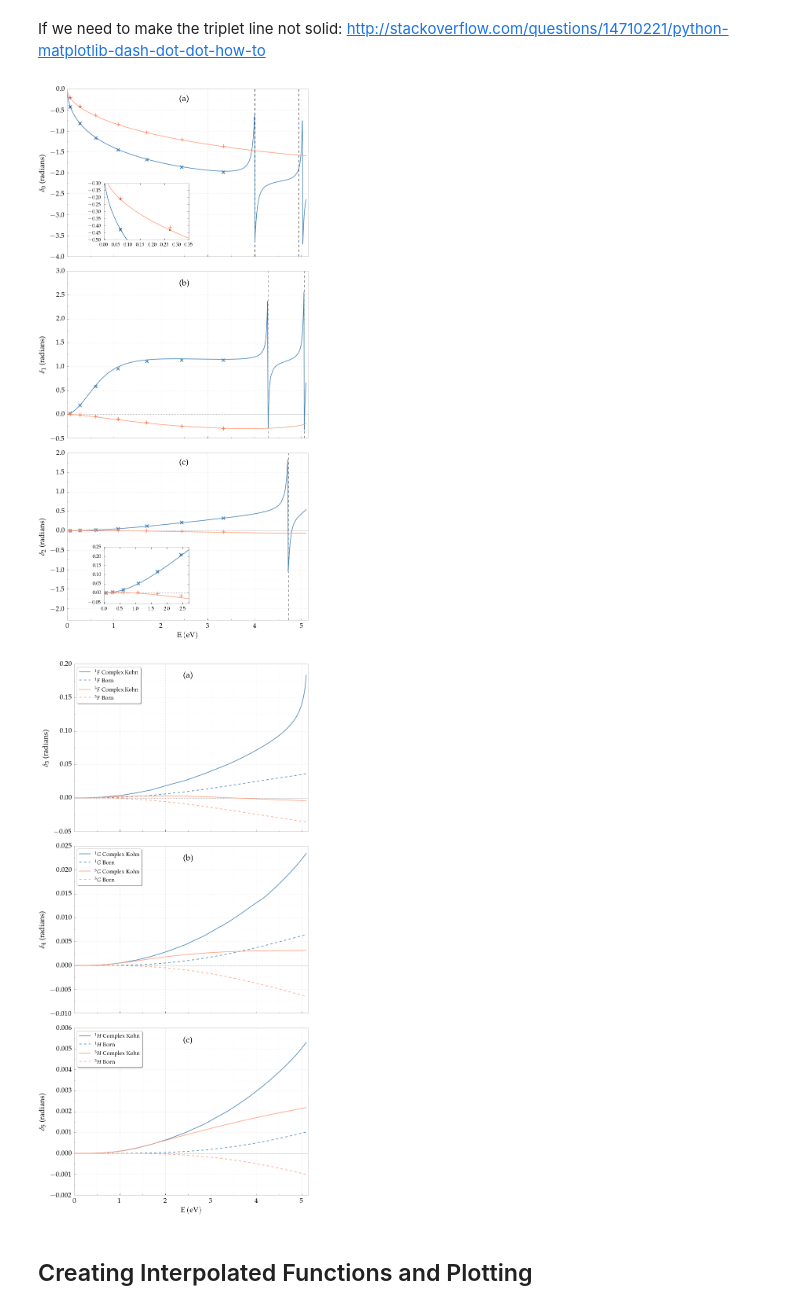
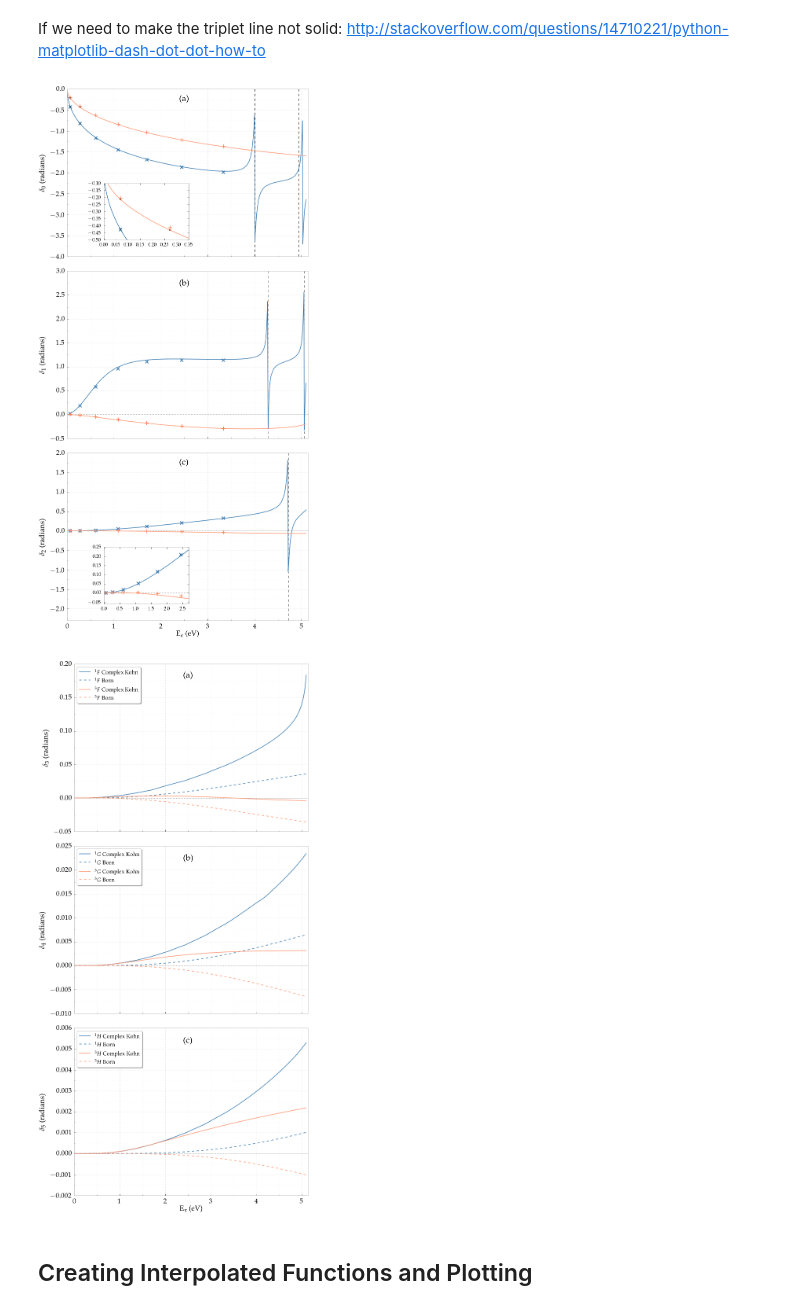
Before and after one commit to DentonW/Papers, a Jupyter notebook: PRA PsH/IPython/Paper Images.ipynb, the cells around one changed output. Drawn from its saved outputs; the diff is of its cells as text; code cells hidden in the pictures.

```diff
--- a/PRA PsH/IPython/Paper Images.ipynb
+++ b/PRA PsH/IPython/Paper Images.ipynb
@@ -438,37 +440,37 @@ df.plot(x='E', y='Phase1D', marker='.', markersize=0.01, label=r'$^1D$ Complex K
 df.plot(x='E', y='Phase3D', marker='.', markersize=0.01, label=r'$^3D$ Complex Kohn', color=tripletcolor)
 pyplot.plot(WaltersE, Walters1D, 'x', markersize=8, mew=2, label=r'$^1D$ Close-coupling', color=singletcolor)
 pyplot.plot(WaltersE, Walters3D, '+', markersize=10, mew=2, label=r'$^3D$ Close-coupling', color=tripletcolor)
-pyplot.xlabel(r"$\rm{E}\: (eV)$")
+pyplot.xlabel(r"${\rm{E}}_{\kappa}$ (eV)")
 ax = plt.gca()
 pyplot.ylabel(r"$\delta_2$ (radians)")
 pyplot.xlim([0, 5.15])
 pyplot.ylim([-2.3, 2])
 #pyplot.legend()
 ax.text(2.4, 1.7, '(c)', fontsize=22)
 FixPlot(plt)
 
 p1D = np.array(df['Phase1D'].tolist())
 p3D = np.array(df['Phase3D'].tolist())
 ED = np.array(df['E'].tolist())
 
 axins = inset_axes(ax, 3, 2, loc=9, bbox_to_anchor=(0.4, 0.18), bbox_transform=ax.figure.transFigure) # zoom = 6
 
 pyplot.axhline(y=0, color='black', ls='dotted', lw=1)
 pyplot.plot(ED, p1D, '-', marker='.', markersize=0.01, color=singletcolor, label='Singlet')
 pyplot.plot(ED, p3D, '-', marker='.', markersize=0.01, color=tripletcolor, label='Triplet')
 pyplot.plot(WaltersE, Walters1D, 'x', markersize=8, mew=2, color=singletcolor)
 pyplot.plot(WaltersE, Walters3D, '+', markersize=10, mew=2, color=tripletcolor)
 
 axins.axis([0.0, 2.7, -0.06, 0.25])
 pyplot.xticks(fontsize = 13) # work on current fig
 pyplot.yticks(fontsize = 13) # work on current fig
 
 plt.tight_layout()
 
 pyplot.savefig("spd-wave-phases.pdf", bbox_inches='tight')
 pyplot.show()
 # %% [output]
-[figure, old version]
+[figure, new version]
 # %%
 fig = pyplot.figure(figsize=(10, 6.7*3))
 
@@ -515,7 +517,7 @@ df.plot(x='E', y='Phase1H', marker='.', markersize=0.01, label='$^1H$ Complex Ko
 pyplot.plot(E1H, sls1H, '--', marker='o', markersize=0.01, label='$^1H$ Born', color=singletcolor)
 df.plot(x='E', y='Phase3H', marker='.', markersize=0.01, label='$^3H$ Complex Kohn', color=tripletcolor)
 pyplot.plot(E3H, sls3H, '--', marker='o', markersize=0.01, label='$^3H$ Born', color=tripletcolor)
-pyplot.xlabel(r"$\rm{E}\: (eV)$")
+pyplot.xlabel(r"${\rm{E}}_{\kappa}$ (eV)")
 pyplot.ylabel(r"$\delta_5$ (radians)")
 ax = plt.gca()
 ax.text(2.4, 0.0053, '(c)', fontsize=22)
@@ -528,7 +530,7 @@ plt.tight_layout()
 pyplot.savefig("fgh-wave-phases.pdf", bbox_inches='tight')
 pyplot.show()
 # %% [output]
-[figure, old version]
+[figure, new version]
 # %% [markdown]
 ## Creating Interpolated Functions and Plotting
 # %% [markdown]
```
Also changed, not shown: parts of 12 cells of this notebook, 3 other files.
